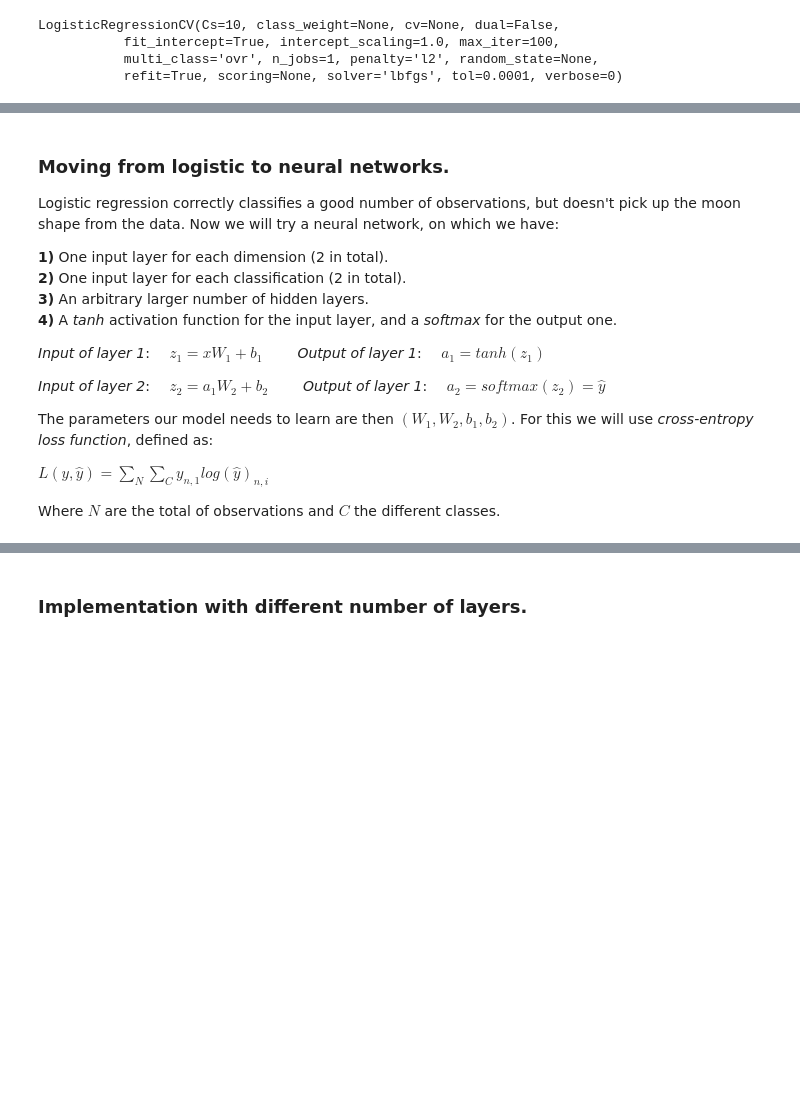
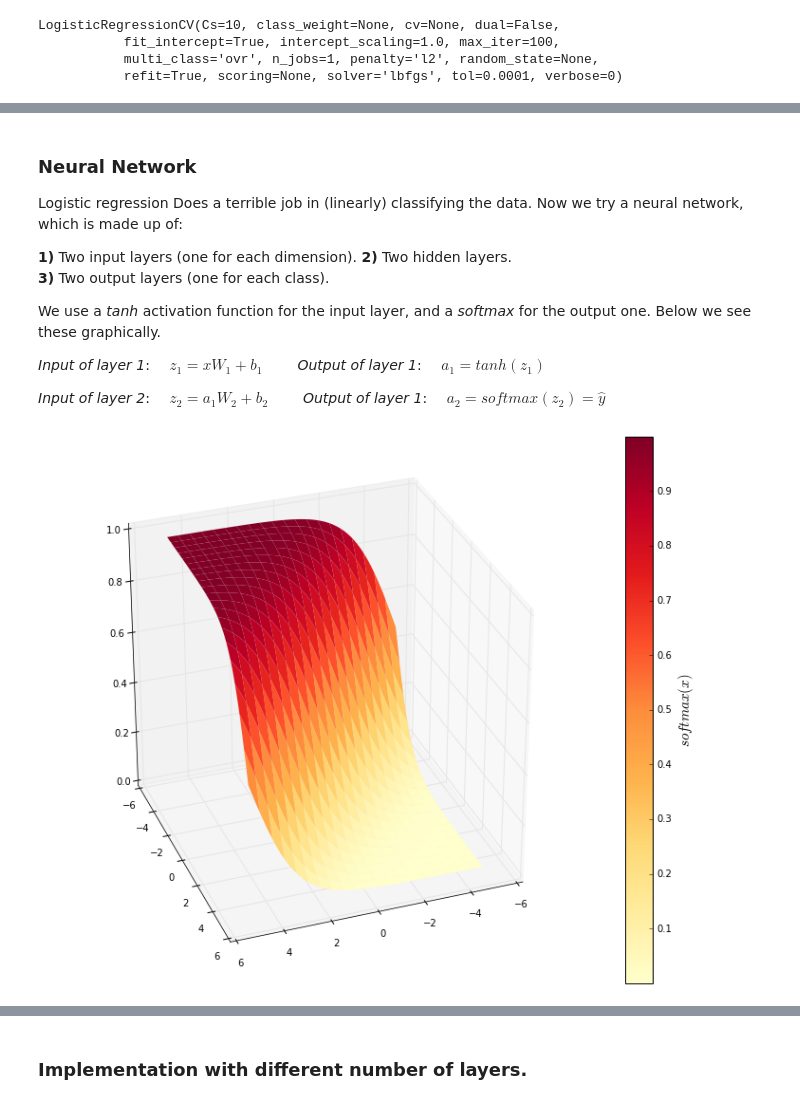
Before and after one commit to masta-g3/summer_networks, a Jupyter notebook: numpy_networks.ipynb, the cells around one changed output, grey strips where cells are left out. Cells and saved outputs as stored; diff of their text form; code cells hidden in the pictures; blank space fills up the shorter version.

```diff
--- a/numpy_networks.ipynb
+++ b/numpy_networks.ipynb
@@ -56,19 +57,36 @@ plt.title("Logistic Regression")
 # %% [markdown]
-### Moving from logistic to neural networks.
+### Neural Network
 
-Logistic regression correctly classifies a good number of observations, but doesn't pick up the moon shape from the data. Now we will try a neural network, on which we have:
+Logistic regression Does a terrible job in (linearly) classifying the data. Now we try a neural network, which is made up of:
 
-**1)** One input layer for each dimension (2 in total).
-**2)** One input layer for each classification (2 in total).
-**3)** An arbitrary larger number of hidden layers.
-**4)** A *tanh* activation function for the input layer, and a *softmax* for the output one.
+**1)** Two input layers (one for each dimension).
+**2)** Two hidden layers.
+**3)** Two output layers (one for each class).
+
+We use a *tanh* activation function for the input layer, and a *softmax* for the output one. Below we see these graphically.
 
 *Input of layer 1*: $ \quad z_1 = xW_1 + b_1 \qquad$ *Output of layer 1*: $ \quad a_1 = tanh(z_1)$
 
 *Input of layer 2*: $ \quad z_2 = a_1W_2 + b_2 \qquad$ *Output of layer 1*: $ \quad a_2 = softmax(z_2) = \hat{y}$
-
-The parameters our model needs to learn are then $(W_1, W_2, b_1, b_2)$. For this we will use *cross-entropy loss function*, defined as:
-
-$L(y,\hat{y}) = \sum_N \sum_C y_{n,1} log(\hat{y})_{n,i}$
-
-Where $N$ are the total of observations and $C$ the different classes.
+# %%
+## Softmax
+def softmax(x):
+    return np.exp(x) / np.sum(np.exp(x))
+
+x = np.linspace(-5, 5, 200)
+x_1, x_2 = np.meshgrid(x, x)
+y = np.zeros((200, 200, 2))
+
+for i in xrange(len(x)):
+    for j in xrange(len(x)):
+        y[i,j:] = softmax(np.array([x_1[i,j], x_2[i,j]]))
+
+fig = plt.figure()
+ax = Axes3D(fig)
+surf = ax.plot_surface(x_1, x_2, y[:,:,0], linewidth=0, cmap=plt.cm.YlOrRd)
+ax.view_init(elev=30, azim=70)
+cbar = fig.colorbar(surf)
+cbar.ax.set_ylabel('$softmax(x)$', fontsize=15)
+plt.show()
+# %% [output]
+[figure, added]
```
Also changed, not shown: parts of 9 cells of this notebook.
